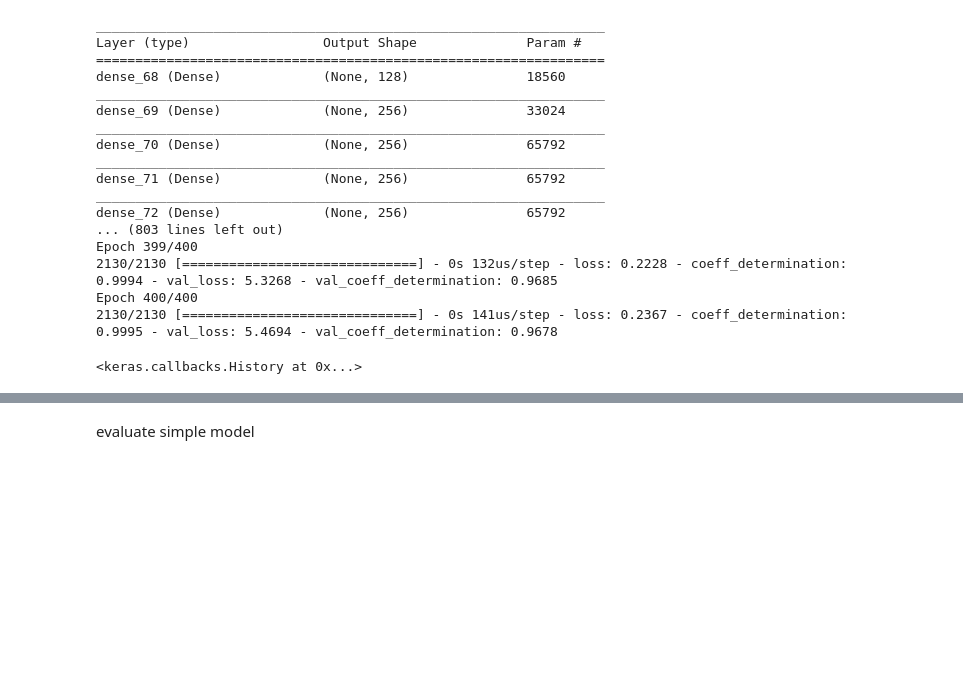
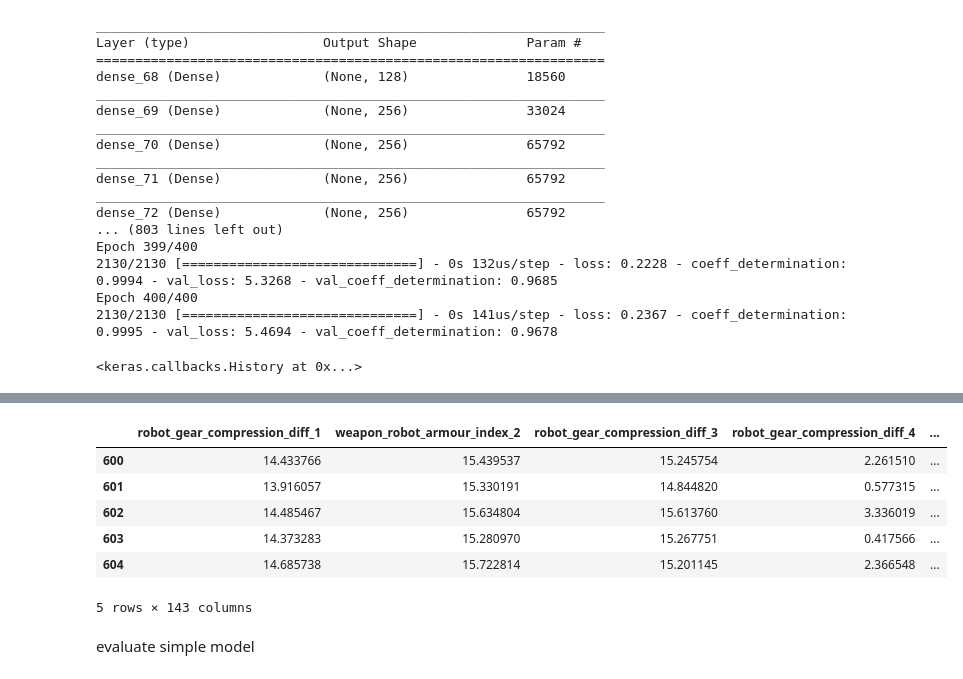
Before and after one commit to otzhora/vc_contest, a Jupyter notebook: pick_into_dataset.ipynb, the cells around one changed output, grey strips where cells are left out. Cells and saved outputs as stored; diff of their text form; code cells hidden in the pictures; blank space fills up the shorter version.

```diff
--- a/pick_into_dataset.ipynb
+++ b/pick_into_dataset.ipynb
@@ -144,3 +146,10 @@ Epoch 399/400
 Epoch 400/400
 2130/2130 [==============================] - 0s 141us/step - loss: 0.2367 - coeff_determination: 0.9995 - val_loss: 5.4694 - val_coeff_determination: 0.9678
 <keras.callbacks.History at 0x...>
+# %%
+train_set = X_train.drop(columns=['gamma_ray'])
+print(train_set.head())
+model_droped = create_model(train_set.shape[1])
+model_droped.compile(optimizer='adam', loss='mean_squared_error', metrics=[coeff_determination])
+model_droped.summary()
+model_droped.fit(train_set, y_train, validation_split=0.2, epochs=400)
@@ -147,3 +175,13 @@ Epoch 400/400
+# %%
+train_set.head()
+# %% [output]
+|  | robot_gear_compression_diff_1 | weapon_robot_armour_index_2 | robot_gear_compression_diff_3 | robot_gear_compression_diff_4 | ... |
+| 600 | 14.433766 | 15.439537 | 15.245754 | 2.261510 | ... |
+| 601 | 13.916057 | 15.330191 | 14.844820 | 0.577315 | ... |
+| 602 | 14.485467 | 15.634804 | 15.613760 | 3.336019 | ... |
+| 603 | 14.373283 | 15.280970 | 15.267751 | 0.417566 | ... |
+| 604 | 14.685738 | 15.722814 | 15.201145 | 2.366548 | ... |
+5 rows × 143 columns
 # %%
 def my_r2_score(v_true, v_pred):
     ssres = np.sum(np.square(v_true - v_pred))
```
Also changed, not shown: parts of 38 cells of this notebook, 2 other files.
